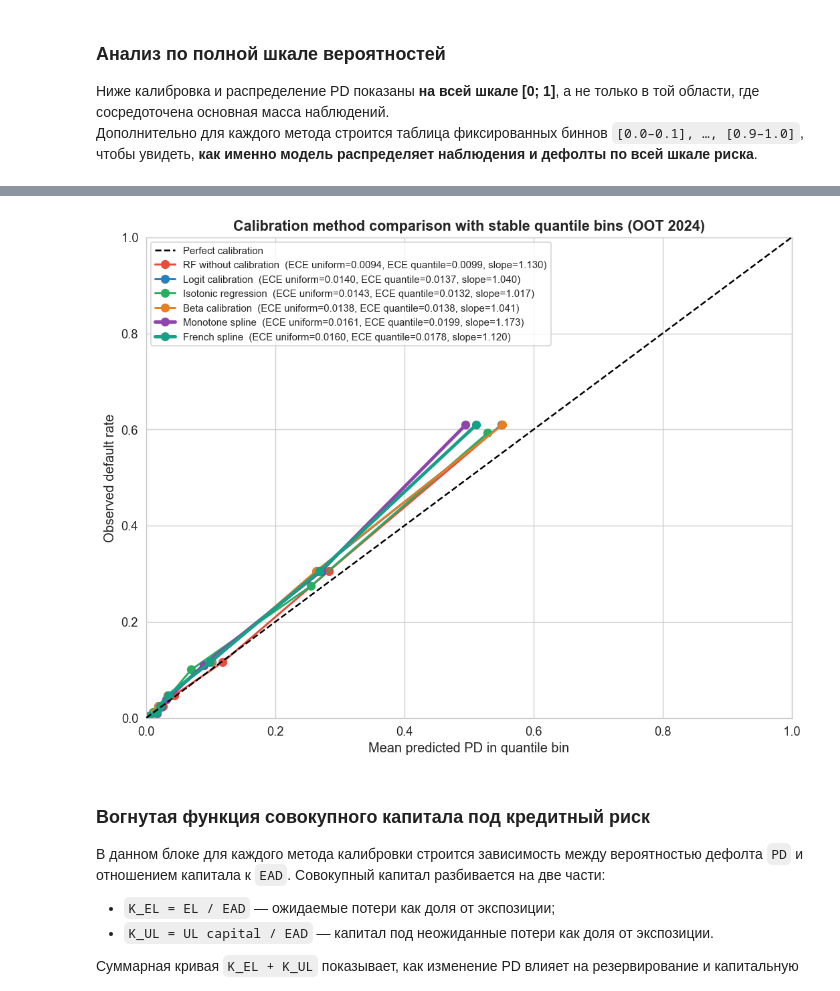
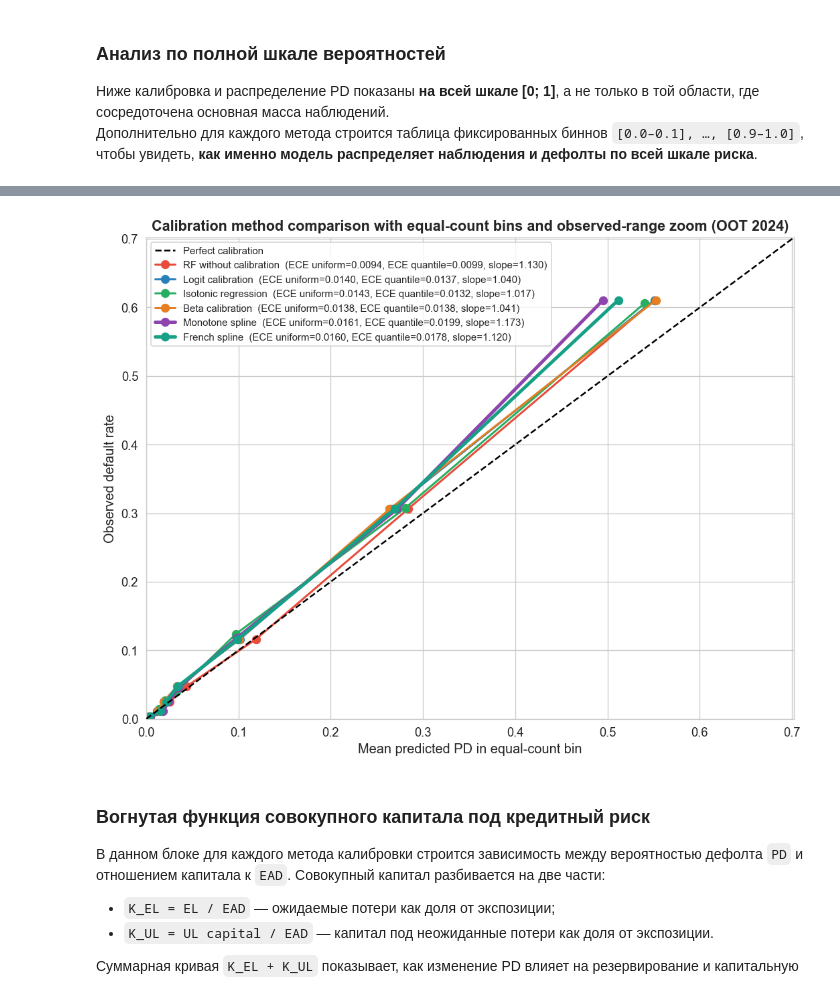
Before and after one commit to ddudenko275-boop/ColebrationTedo, a Jupyter notebook: notebooks/pd_calibration.ipynb, the cells around one changed output, grey strips where cells are left out. Cells and saved outputs as stored; diff of their text form; code cells hidden in the pictures.

Commit message:
Use equal-count reliability plot bins

```diff
--- a/notebooks/pd_calibration.ipynb
+++ b/notebooks/pd_calibration.ipynb
@@ -2092,7 +2092,7 @@ for i, (name, probs) in enumerate(all_methods.items()):
         y_test.values,
         probs,
         n_bins=10,
-        strategy="quantile",
+        strategy="ordinal",
         min_count=MIN_RELIABILITY_BIN_N,
     )
     plot_table = curve_table.loc[~curve_table["is_sparse"]].copy()
@@ -2138,23 +2138,26 @@ for i, (name, probs) in enumerate(all_methods.items()):
         f'Slope={m["cal_slope"]:.3f} | HL p={m["hl_p_value"]:.3f}'
     )
     ax.set_title(f"{name}\n{subtitle}", fontsize=10)
-    ax.set_xlabel("Mean predicted PD in quantile bin")
+    ax.set_xlabel("Mean predicted PD in equal-count bin")
     ax.set_ylabel("Observed default rate")
-    ax.set_xlim(0, 1)
-    ax.set_ylim(0, 1)
+    x_max = max(0.15, float(np.nanmax(plot_table["avg_pd"])) * 1.15)
+    y_max = max(0.15, float(np.nanmax(plot_table["default_rate"])) * 1.15)
+    axis_max = min(1.0, max(x_max, y_max))
+    ax.set_xlim(0, axis_max)
+    ax.set_ylim(0, axis_max)
 
 for j in range(i + 1, len(axes)):
     axes[j].axis("off")
 
 plt.suptitle(
-    "Reliability diagrams with stable quantile bins (OOT 2024)",
+    "Reliability diagrams with equal-count bins and observed-range zoom (OOT 2024)",
     fontsize=13,
     fontweight="bold",
 )
 plt.tight_layout()
 plt.show()
 
-print("Fixed-bin diagnostics on the full [0, 1] scale. Sparse bins are not used as connected reliability points:")
+print("Fixed-bin diagnostics on the full [0, 1] scale. This table is for tail diagnostics, not for the connected reliability curve:")
 for name, probs in all_methods.items():
     print()
     print("=" * 90)
@@ -2188,31 +2191,39 @@ RF without calibration
 # %%
 fig, ax = plt.subplots(figsize=(9, 7))
 ax.plot([0, 1], [0, 1], "k--", lw=1.5, label="Perfect calibration", zorder=5)
 
 for (name, probs), color in zip(all_methods.items(), COLORS):
     curve_table = calibration_bin_table(
         y_test.values,
         probs,
         n_bins=10,
-        strategy="quantile",
+        strategy="ordinal",
         min_count=MIN_RELIABILITY_BIN_N,
     )
     plot_table = curve_table.loc[~curve_table["is_sparse"]].copy()
     m = summary_metrics(y_test.values, probs)
     lw = 3.0 if "spline" in name.lower() else 1.8
     label = f"{name}  (ECE uniform={m['ece_uniform']:.4f}, ECE quantile={m['ece_quantile']:.4f}, slope={m['cal_slope']:.3f})"
     ax.plot(plot_table["avg_pd"], plot_table["default_rate"], "o-", color=color, lw=lw, ms=7, label=label)
 
-ax.set_xlim(0, 1)
-ax.set_ylim(0, 1)
-ax.set_xlabel("Mean predicted PD in quantile bin", fontsize=12)
+all_curve_pd = []
+all_curve_dr = []
+for probs in all_methods.values():
+    tmp = calibration_bin_table(y_test.values, probs, n_bins=10, strategy="ordinal", min_count=MIN_RELIABILITY_BIN_N)
+    tmp = tmp.loc[~tmp["is_sparse"]]
+    all_curve_pd.extend(tmp["avg_pd"].tolist())
+    all_curve_dr.extend(tmp["default_rate"].tolist())
+axis_max = min(1.0, max(0.15, np.nanmax(all_curve_pd) * 1.15, np.nanmax(all_curve_dr) * 1.15))
+ax.set_xlim(0, axis_max)
+ax.set_ylim(0, axis_max)
+ax.set_xlabel("Mean predicted PD in equal-count bin", fontsize=12)
 ax.set_ylabel("Observed default rate", fontsize=12)
-ax.set_title("Calibration method comparison with stable quantile bins (OOT 2024)", fontsize=13, fontweight="bold")
+ax.set_title("Calibration method comparison with equal-count bins and observed-range zoom (OOT 2024)", fontsize=13, fontweight="bold")
 ax.legend(loc="upper left", fontsize=9)
 plt.tight_layout()
 plt.show()
 # %% [output]
-[figure, old version]
+[figure, new version]
 # %% [markdown]
 ### Вогнутая функция совокупного капитала под кредитный риск
 
```
Also changed, not shown: parts of 3 cells of this notebook, 2 other files.
